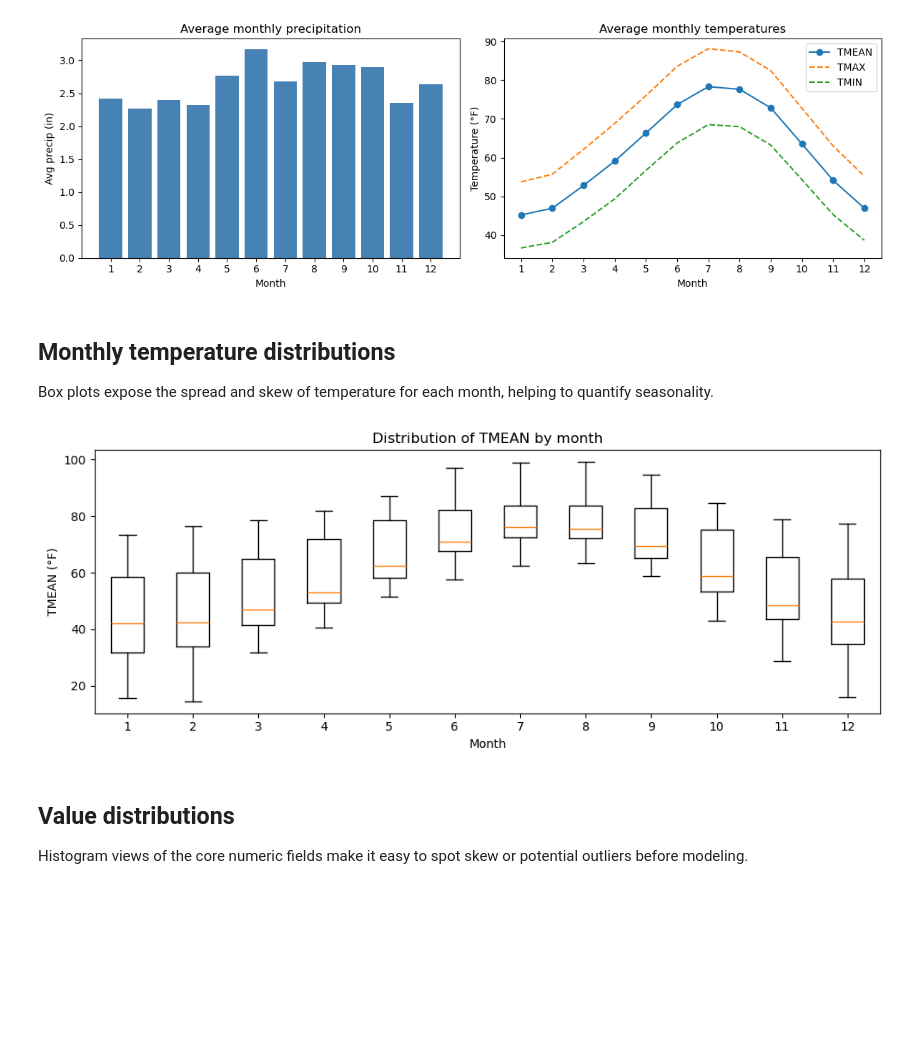
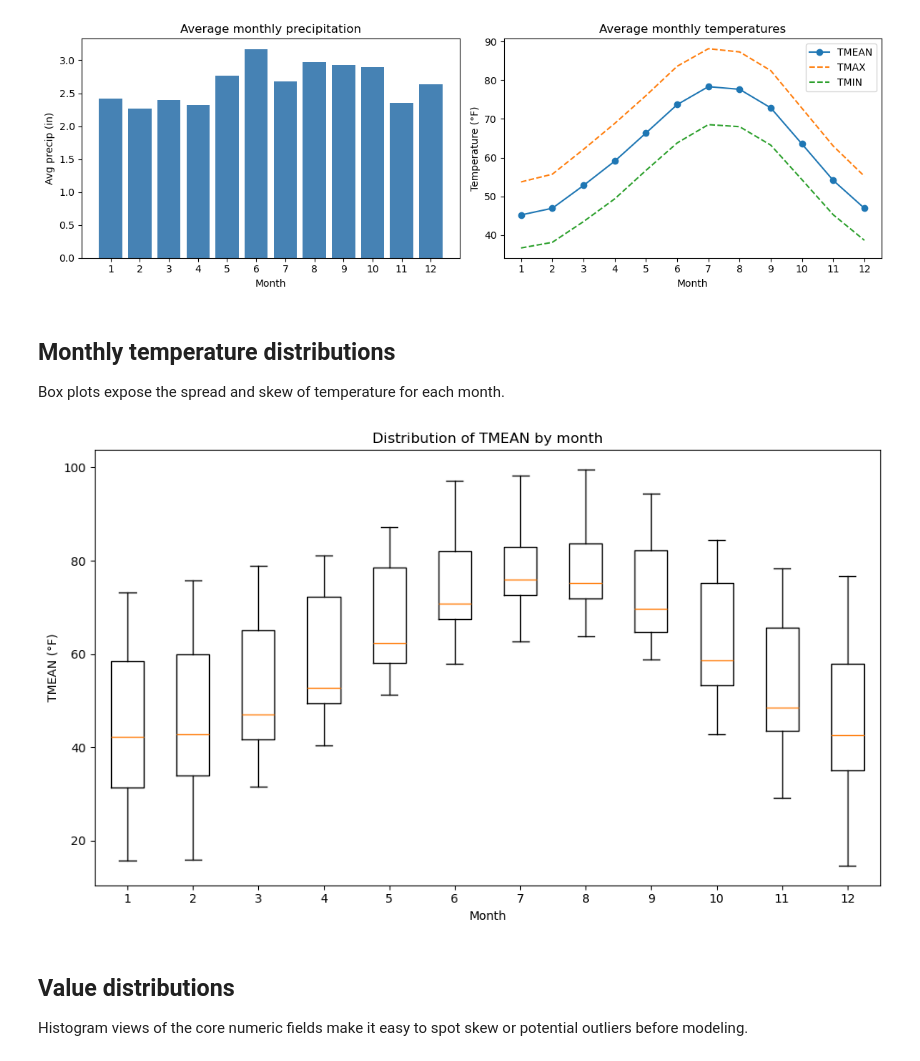
Before and after one commit to hailing24/5500-final-project, a Jupyter notebook: notebooks/eda.ipynb, the cells around one changed output. Cells and saved outputs as stored; diff of their text form; code cells hidden in the pictures; blank space fills up the shorter version.

```diff
--- a/notebooks/eda.ipynb
+++ b/notebooks/eda.ipynb
@@ -185,19 +181,19 @@ plt.show()
 # %% [markdown]
 ## Monthly temperature distributions
 
-Box plots expose the spread and skew of temperature for each month, helping to quantify seasonality.
+Box plots expose the spread and skew of temperature for each month.
 # %%
 month_order = list(range(1, 13))
 boxed = [df.loc[df['month'] == m, 'TMEAN'].dropna().values for m in month_order]
-fig, ax = plt.subplots(figsize=(10, 4))
+fig, ax = plt.subplots(figsize=(10, 6))
 ax.boxplot(boxed, labels=month_order, showfliers=False)
 ax.set_title('Distribution of TMEAN by month')
 ax.set_xlabel('Month')
 ax.set_ylabel('TMEAN (°F)')
 plt.tight_layout()
 plt.show()
 # %% [output]
-[figure, old version]
+[figure, new version]
 # %% [markdown]
 ## Value distributions
 
```
Also changed, not shown: parts of 7 cells of this notebook, 33 other files.
